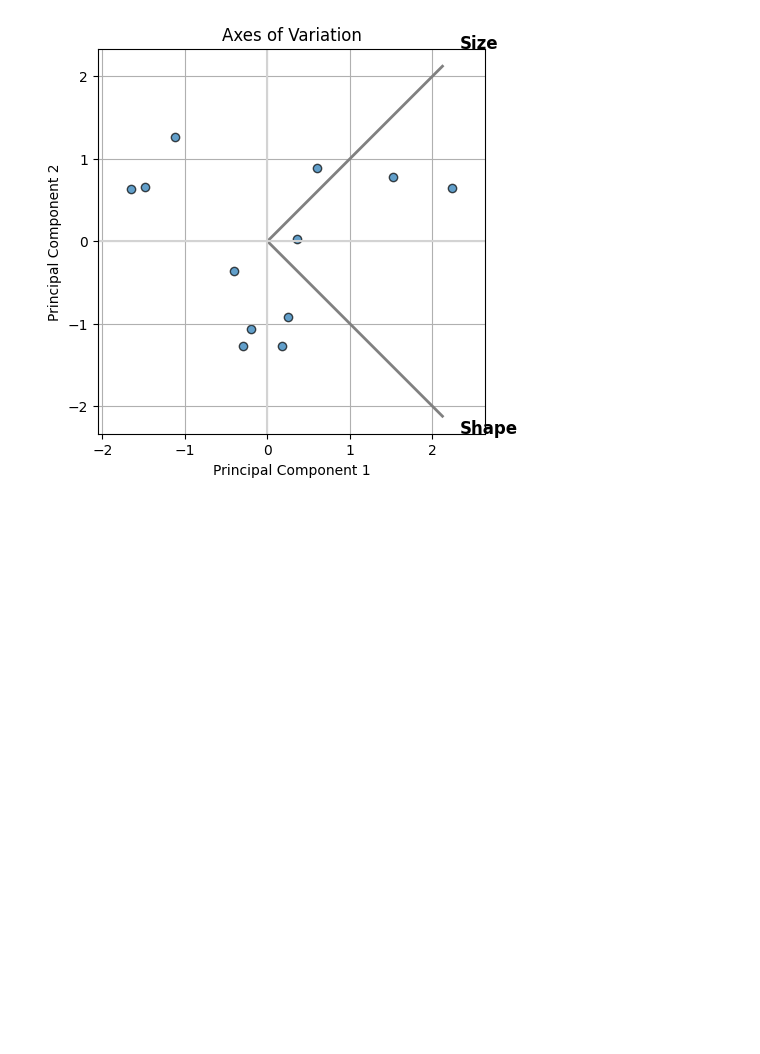
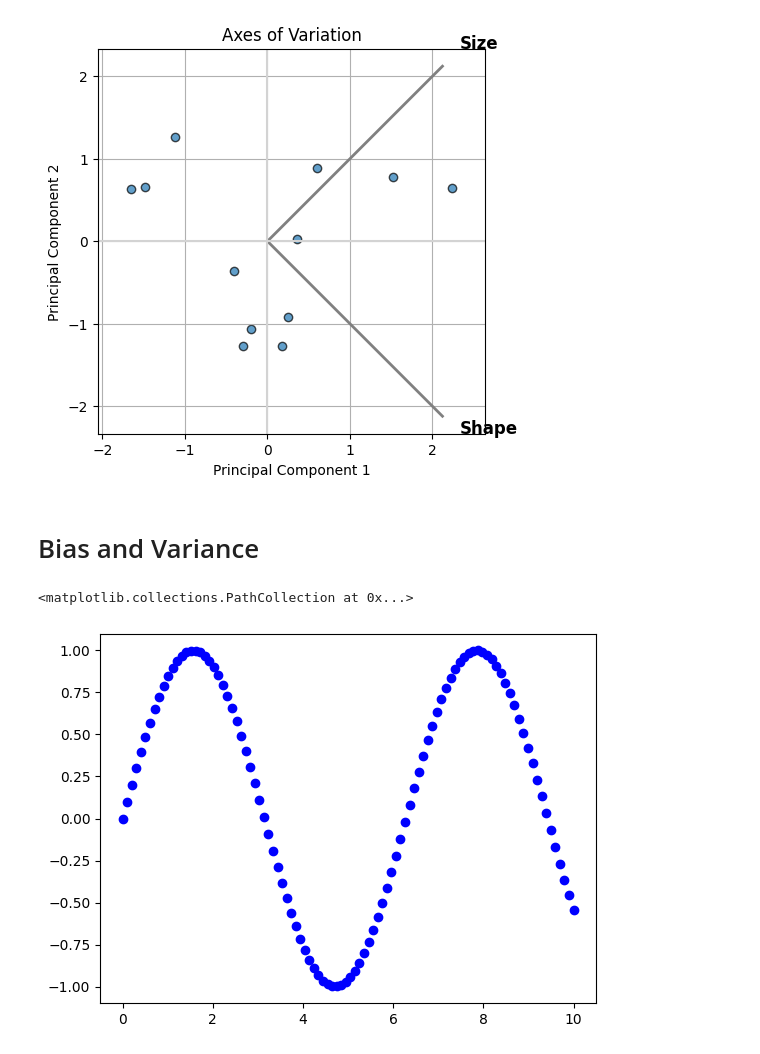
Before and after one commit to abdullaharifx/PL-Work, a Jupyter notebook: Miscellaneous-04.ipynb, the cells around one changed output. Saved outputs shown, nothing was run; the diff lists cells and outputs as text; code cells hidden in the pictures; blank space fills up the shorter version.

```diff
--- a/Miscellaneous-04.ipynb
+++ b/Miscellaneous-04.ipynb
@@ -86,3 +115,5 @@ pca = PCA(n_components=2)
 pca.fit(df)
 transformed_data = pca.transform(df)
 transformed_df = pd.DataFrame(transformed_data, columns=['shape', 'size'])
+# %% [markdown]
+# Bias and Variance
@@ -88,0 +124,8 @@ transformed_df = pd.DataFrame(transformed_data, columns=['shape', 'size'])
+# %%
+X = (np.linspace(0, 10, 100))
+y = np.sin(X)
+# %%
+plt.scatter(X, y, color='blue', label='Data Points')
+# %% [output]
+<matplotlib.collections.PathCollection at 0x...>
+[figure, added]
```
Also changed, not shown: parts of 17 cells of this notebook, 1 other file.
